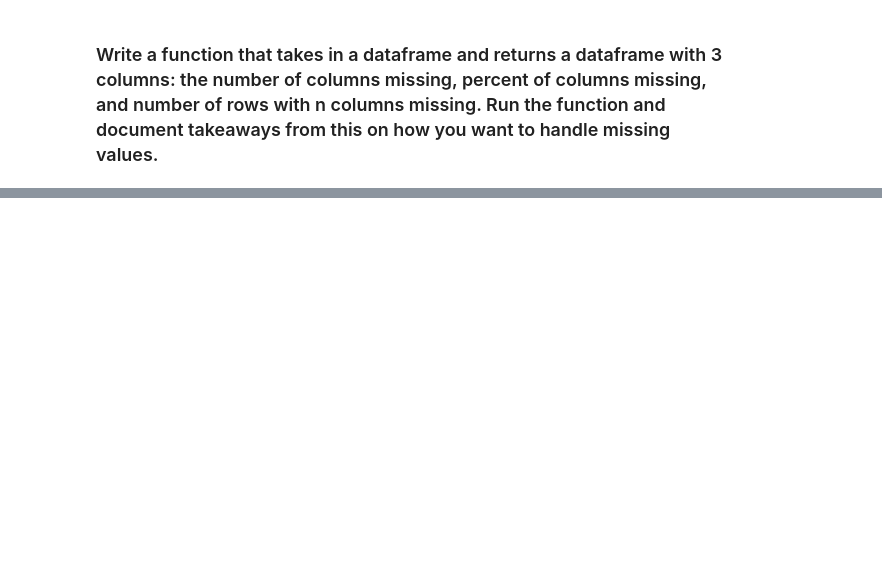
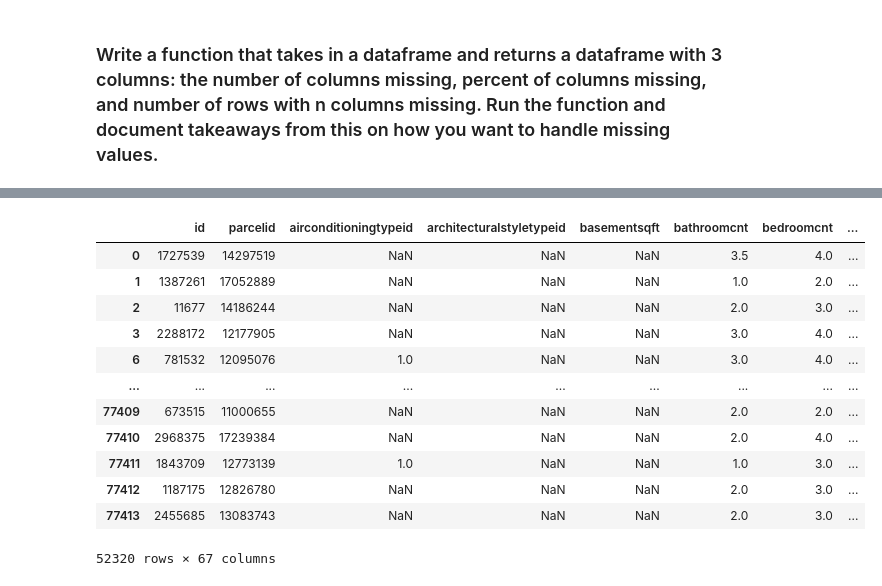
Before and after one commit to MainaliB/clustering_exercises, a Jupyter notebook: zillow.ipynb, the cells around one changed output, grey strips where cells are left out. Drawn from its saved outputs; the diff is of its cells as text; code cells hidden in the pictures; blank space fills up the shorter version.

```diff
--- a/zillow.ipynb
+++ b/zillow.ipynb
@@ -218,0 +236,16 @@ cols_summary
+# %%
+df[df.propertylandusedesc == 'Single Family Residential']
+# %% [output]
+|  | id | parcelid | airconditioningtypeid | architecturalstyletypeid | basementsqft | bathroomcnt | bedroomcnt | ... |
+| 0 | 1727539 | 14297519 | NaN | NaN | NaN | 3.5 | 4.0 | ... |
+| 1 | 1387261 | 17052889 | NaN | NaN | NaN | 1.0 | 2.0 | ... |
+| 2 | 11677 | 14186244 | NaN | NaN | NaN | 2.0 | 3.0 | ... |
+| 3 | 2288172 | 12177905 | NaN | NaN | NaN | 3.0 | 4.0 | ... |
+| 6 | 781532 | 12095076 | 1.0 | NaN | NaN | 3.0 | 4.0 | ... |
+| ... | ... | ... | ... | ... | ... | ... | ... | ... |
+| 77409 | 673515 | 11000655 | NaN | NaN | NaN | 2.0 | 2.0 | ... |
+| 77410 | 2968375 | 17239384 | NaN | NaN | NaN | 2.0 | 4.0 | ... |
+| 77411 | 1843709 | 12773139 | 1.0 | NaN | NaN | 1.0 | 3.0 | ... |
+| 77412 | 1187175 | 12826780 | NaN | NaN | NaN | 2.0 | 3.0 | ... |
+| 77413 | 2455685 | 13083743 | NaN | NaN | NaN | 2.0 | 3.0 | ... |
+52320 rows × 67 columns
```
Also changed, not shown: parts of 16 cells of this notebook.
